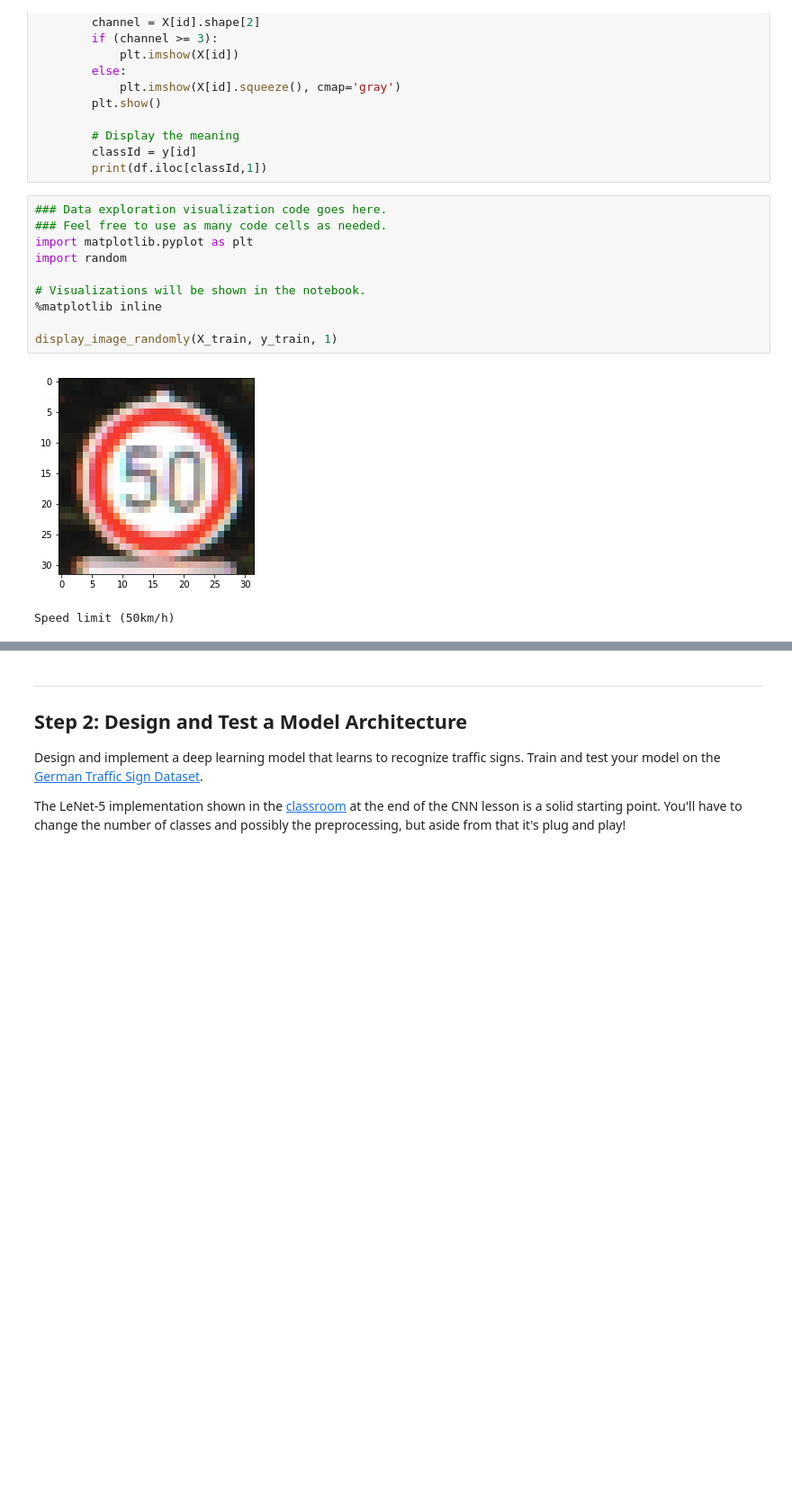
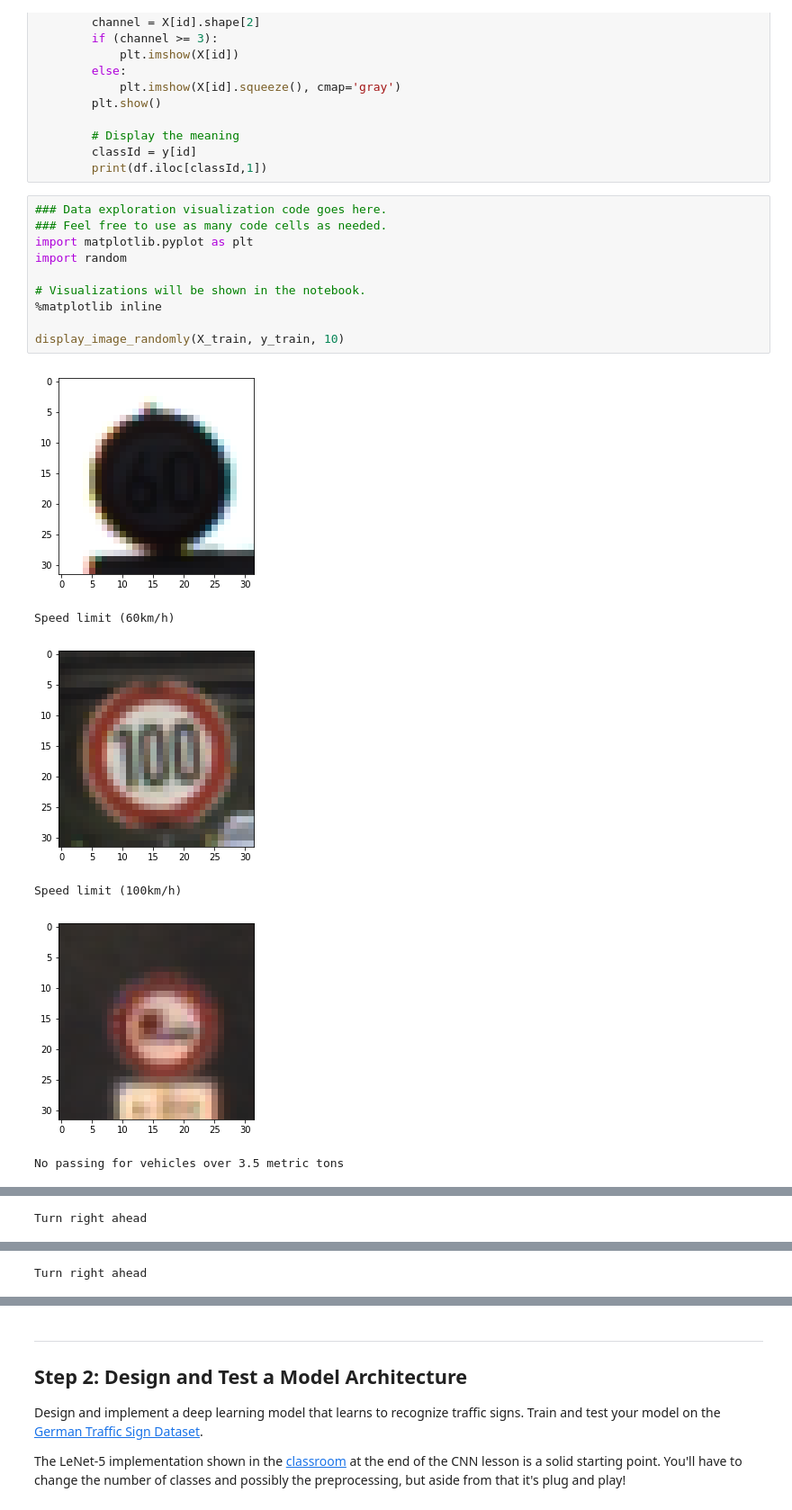
Before and after one commit to dmsehuang/CarND-Traffic-Sign-Classifier, a Jupyter notebook: Traffic_Sign_Classifier.ipynb, the cells around one changed output, grey strips where cells are left out. Shown at 90% size. Cells and saved outputs as stored; diff of their text form; blank space fills up the shorter version.

```diff
--- a/Traffic_Sign_Classifier.ipynb
+++ b/Traffic_Sign_Classifier.ipynb
@@ -114,13 +114,17 @@ def display_image_randomly(X, y, num_images):
 # %%
 ### Data exploration visualization code goes here.
 ### Feel free to use as many code cells as needed.
 import matplotlib.pyplot as plt
 import random
 
 # Visualizations will be shown in the notebook.
 %matplotlib inline
 
-display_image_randomly(X_train, y_train, 1)
+display_image_randomly(X_train, y_train, 10)
 # %% [output]
-[figure, old version]
+[figure, new version]
-Speed limit (50km/h)
+Speed limit (60km/h)
+[figure, added]
+Speed limit (100km/h)
+[figure, added]
+No passing for vehicles over 3.5 metric tons
@@ -126,0 +132 @@ Speed limit (50km/h)
+Turn right ahead
@@ -126,0 +134 @@ Speed limit (50km/h)
+Turn right ahead
```
Also changed, not shown: parts of 7 cells of this notebook.
